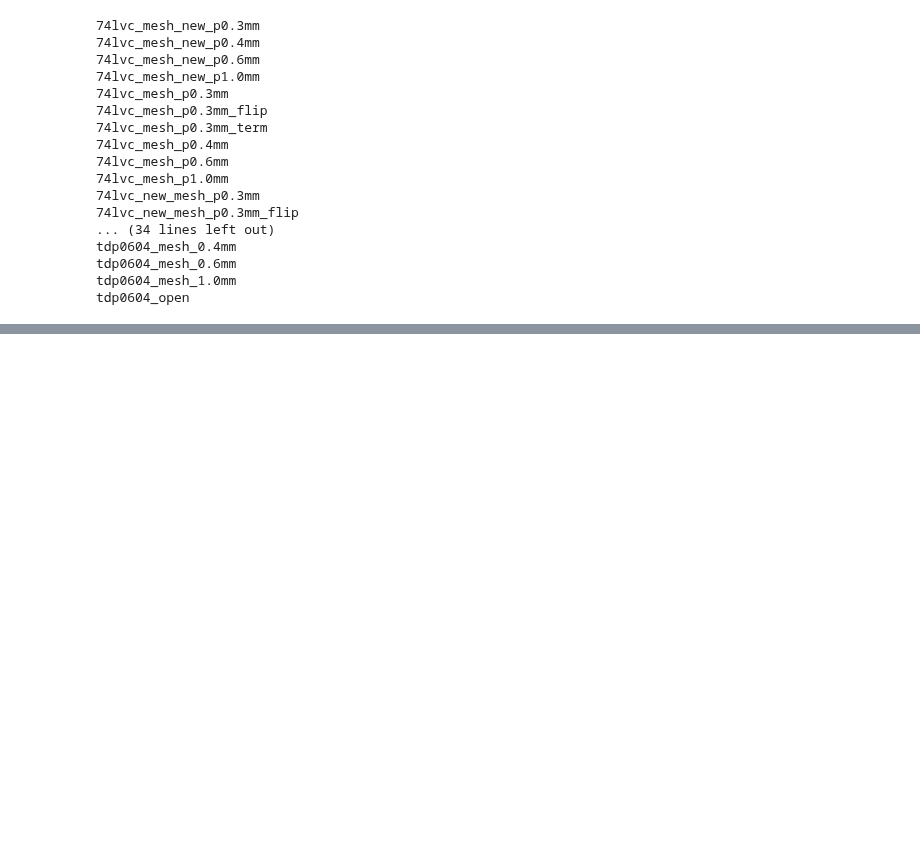
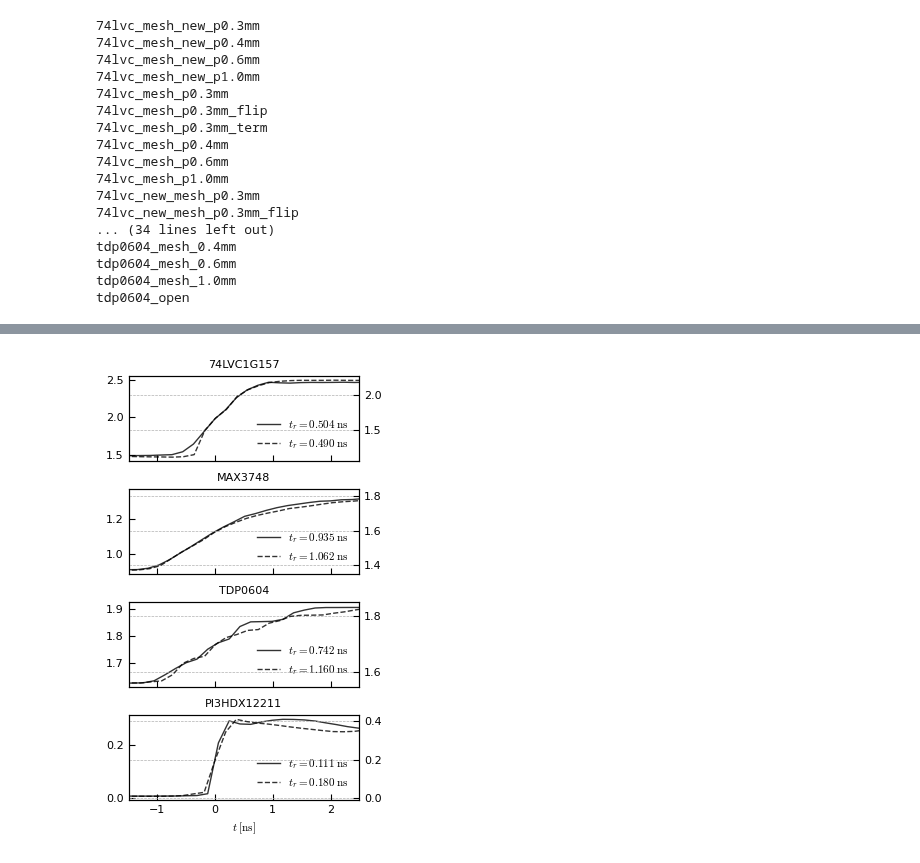
Before and after one commit to jaseg/sampling-mesh-monitor, a Jupyter notebook: risetime_measurements/Risetime.ipynb, the cells around one changed output, grey strips where cells are left out. Drawn from its saved outputs; the diff is of its cells as text; code cells hidden in the pictures; blank space fills up the shorter version.

```diff
--- a/risetime_measurements/Risetime.ipynb
+++ b/risetime_measurements/Risetime.ipynb
@@ -115,0 +154,76 @@ Rise time t_r = 0.488 ns
+# %%
+with plt.rc_context({
+        'legend.fontsize': 8,
+    # RC config from ChatGPT:
+    "font.size": 8,  # General font size
+    "axes.labelsize": 8,  # Axis labels
+    "axes.titlesize": 8,  # Axis titles
+    "xtick.labelsize": 8,  # X-axis tick labels
+    "ytick.labelsize": 8,  # Y-axis tick labels
+    "legend.fontsize": 8,  # Legend font size
+    "figure.titlesize": 12,  # Overall figure title
+    "mathtext.fontset": "cm",  # Use Computer Modern for math
+
+    # Line and Marker settings
+    "lines.linewidth": 1,
+    "lines.markersize": 3,
+
+    # Tick settings
+    "xtick.major.size": 4,
+    "xtick.minor.size": 2,
+    "ytick.major.size": 4,
+    "ytick.minor.size": 2,
+    "xtick.direction": "in",
+    "ytick.direction": "in",
+
+    # Axes settings
+    "axes.linewidth": 0.8,
+    "axes.grid": True,
+    "grid.linewidth": 0.5,
+    "grid.linestyle": "--",
+
+    # Legend settings
+    "legend.frameon": False,
+
+    # Figure size for single-column figures in print (inches)
+#    "figure.figsize": (3.5, 2.5),  # Adjust based on journal specifications
+#    "figure.dpi": 300,  # High resolution for print
+
+    # Savefig settings for high-quality output
+    "savefig.dpi": 600,  # Ensures high-resolution images
+    "savefig.bbox": "tight",  # Trim extra whitespace
+    "savefig.transparent": True,  # Avoid background color
+}):
+    fig, axs = plt.subplots(4, 1, sharex=True, figsize=[3, 5])
+
+    plot_and_calc('74lvc_new_open', 75, 80, ax=axs[0], ylabel=None, grid=False)
+    plot_and_calc('max3748_open', 62, 70, ax=axs[1], ylabel=None, grid=False)
+    plot_and_calc('tdp0604_open', 60, 70, ax=axs[2], ylabel=None, grid=False)
+    plot_and_calc('pi3hdx_clipline_risetime_new', 87, 90, ax=axs[3], ylabel=None, grid=False)
+
+    axs[0].set_xlabel(None)
+    axs[1].set_xlabel(None)
+    axs[2].set_xlabel(None)
+
+    # axs[0].set_title('74LVC1G157 MUX Gate with Complimentary Outputs')
+    # axs[1].set_title('MAX3748 Optical Network Limiting Amplifier')
+    # axs[2].set_title('TDP0604 6 Gb/s HDMI Hybrid Redriver')
+    # axs[3].set_title('PI3HDX12211 12 Gb/s HDMI Linear Redriver')
+
+    axs[0].set_title('74LVC1G157')
+    axs[1].set_title('MAX3748')
+    axs[2].set_title('TDP0604')
+    axs[3].set_title('PI3HDX12211')
+
+    for ax in axs:
+        ax.get_legend().set_loc('lower right')
+
+    # Only do this on the last axis because of sharex=True
+    ax.set_xlim([-1.5, 2.5])
+
+    for ax in axs:
+        ax.grid()
+    fig.tight_layout()
+
+fig.savefig('../paper/fig_edge_risetime.pdf')
+# %% [output]
@@ -116,3 +247,4 @@ Rise time t_r = 0.488 ns
+[figure, added]
 # %%
 
 # just out of curiousity:
```
Also changed, not shown: parts of 6 cells of this notebook, 1 other file.
